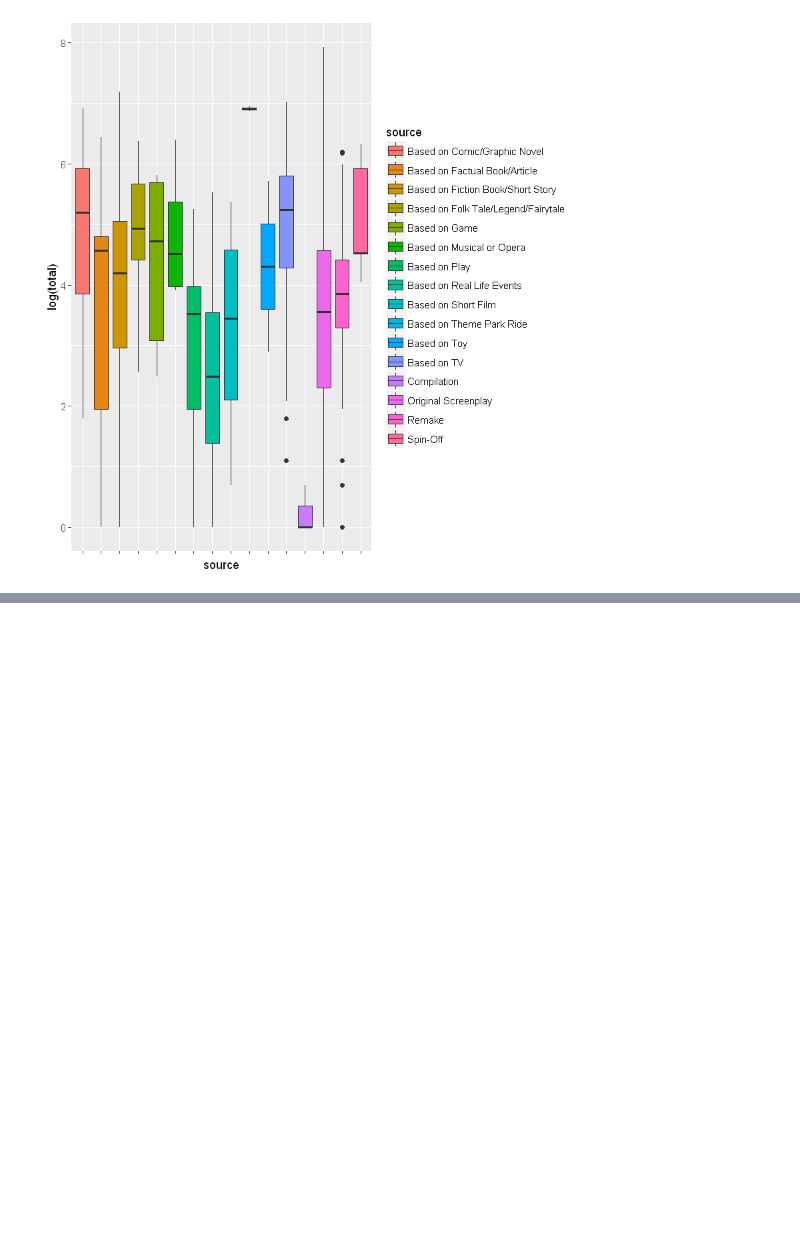
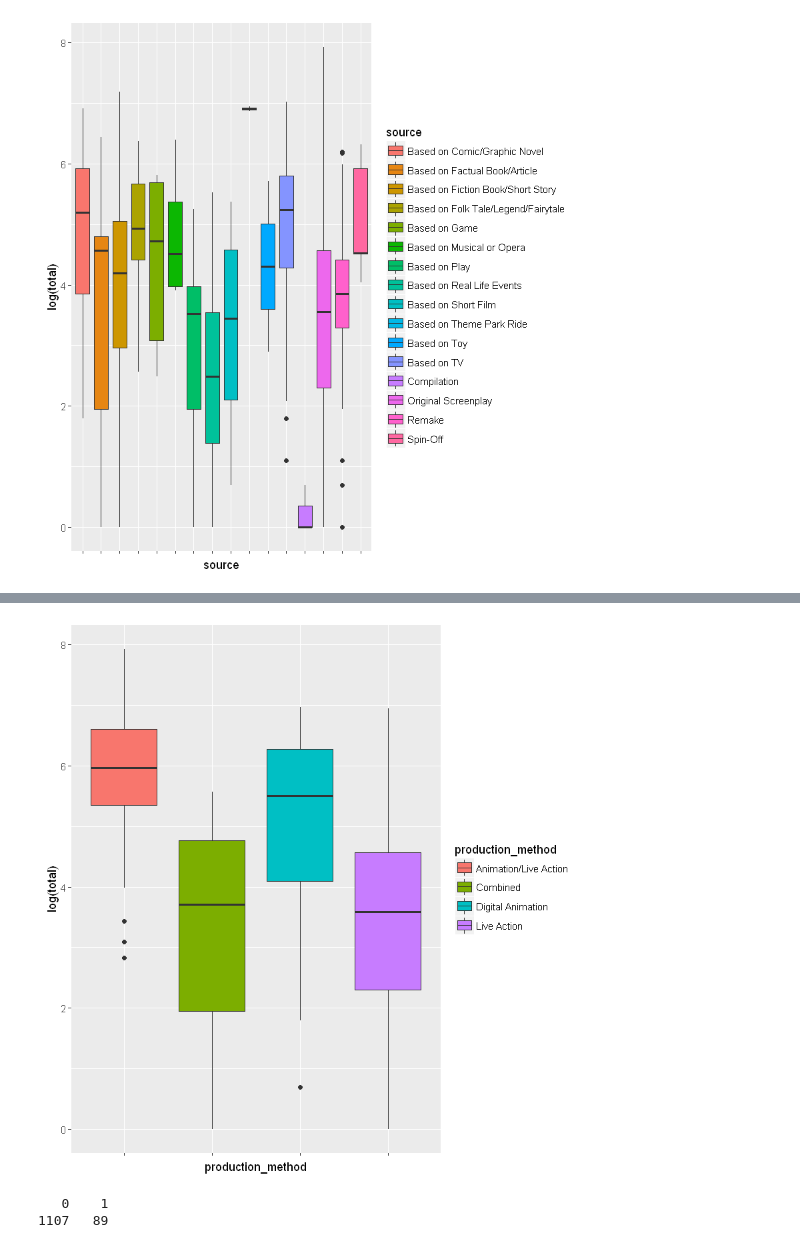
Before and after one commit to AD1985/Movie-Problem, a Jupyter notebook: Quantiphi-Problem.ipynb, the cells around one changed output, grey strips where cells are left out. Drawn from its saved outputs; the diff is of its cells as text; code cells hidden in the pictures; blank space fills up the shorter version.

```diff
--- a/Quantiphi-Problem.ipynb
+++ b/Quantiphi-Problem.ipynb
@@ -97,0 +150,23 @@ ggplot(data = mdata, aes(x = source, y = log(total), fill = source)) + geom_boxp
+# %%
+#Here also combining "Multiple production methods", "Stop motion animation" and "hand animation" because of low frequency
+
+mdata$production_method <- ifelse(mdata$production_method %in% c("Hand Animation",
+    "Multiple Production Methods", "Stop-Motion Animation"), "Combined", mdata$production_method)
+
+# Checking the boxplot again
+
+ggplot(data = mdata, aes(x = production_method, y = log(total), fill = production_method)) + geom_boxplot() +
+theme(axis.text.x = element_blank())
+# %% [output]
+[figure, added]
+# %%
+# Here "Animation/Live Action" and "Digital Animation" seem to be perforing well despite their comparatively low frequency
+
+# Creating a flag to emphasize on this phenomena
+
+mdata$production_method_flag <- ifelse(mdata$production_method %in% c("Digital Animation", "Animation/Live Action"), 1, 0)
+
+table(mdata$production_method_flag)
+# %% [output]
+   0    1
+1107   89
```
Also changed, not shown: parts of 37 cells of this notebook.
